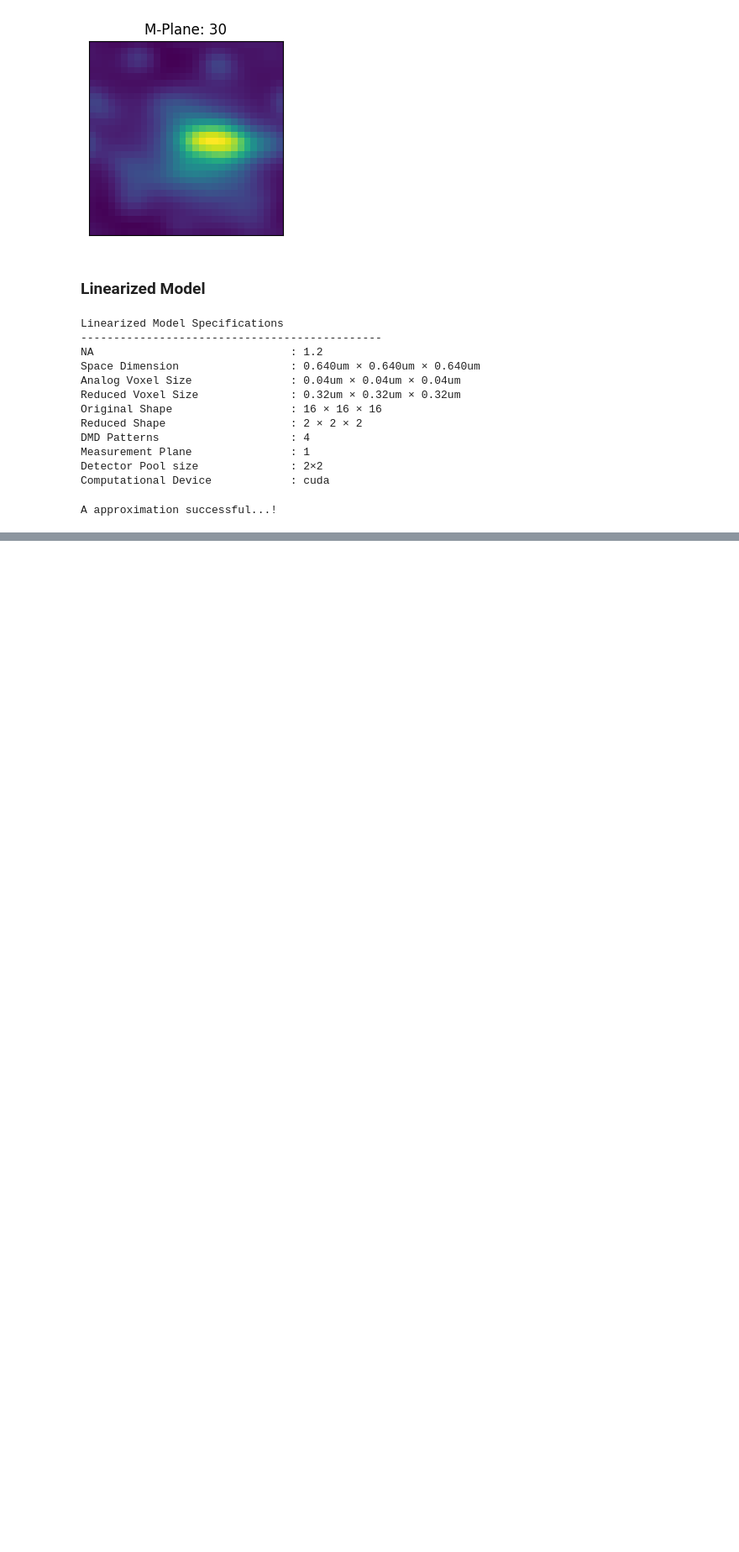
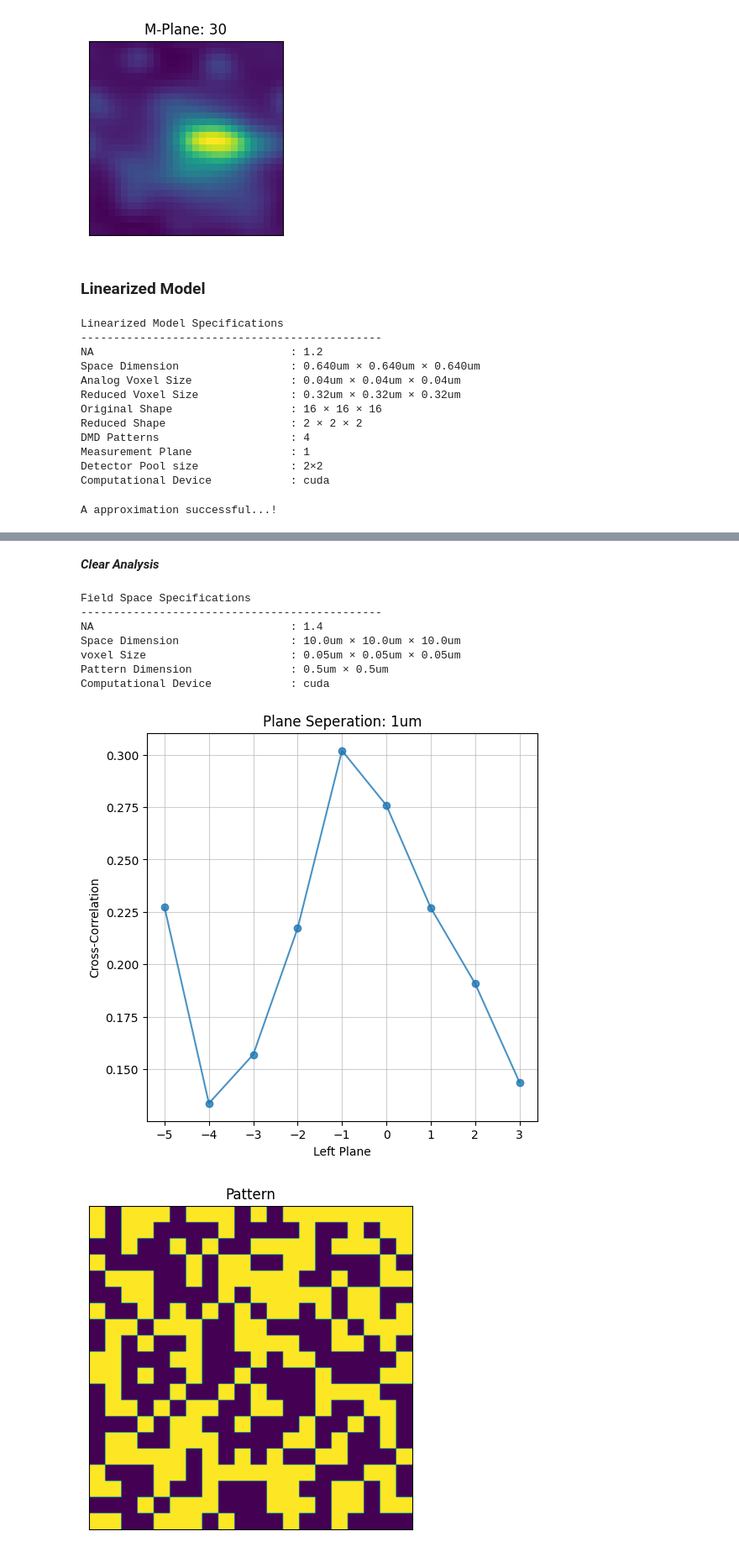
Before and after one commit to sanjith1999/FRIS, a Jupyter notebook: demo.ipynb, the cells around one changed output, grey strips where cells are left out. Shown at 84% size. Saved outputs shown, nothing was run; the diff lists cells and outputs as text; code cells hidden in the pictures; blank space fills up the shorter version.

```diff
--- a/demo.ipynb
+++ b/demo.ipynb
@@ -145,0 +212,22 @@ A approximation successful...!
+# %% [markdown]
+***Clear Analysis***
+# %%
+from libs.forward_lib.field_model import FieldModel
+
+it = 9
+FM = FieldModel()
+FM.load_object_space(it = it)
+print(FM)
+FM.correlation_measure(1)
+FM.dmd.visualize_patterns()
+FM.visualize_at_seperation(1)
+# %% [output]
+Field Space Specifications
+----------------------------------------------
+NA                              : 1.4
+Space Dimension                 : 10.0um × 10.0um × 10.0um
+voxel Size                      : 0.05um × 0.05um × 0.05um
+Pattern Dimension               : 0.5um × 0.5um
+Computational Device            : cuda
+[figure, added]
+[figure, added]
```
Also changed, not shown: parts of 7 cells of this notebook, 7 other files.
